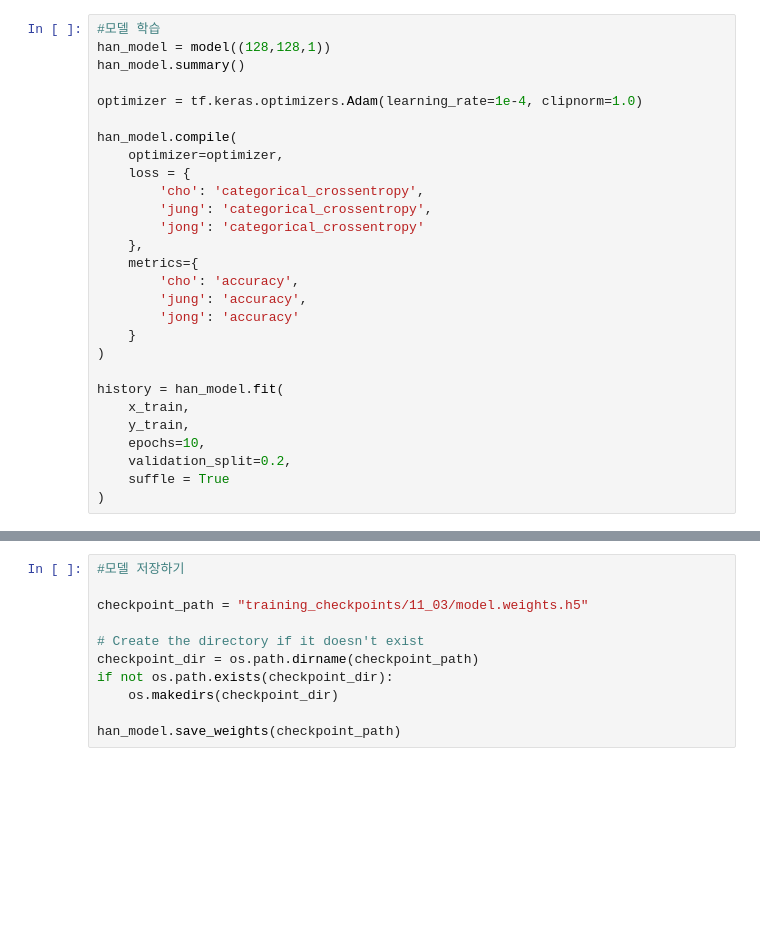
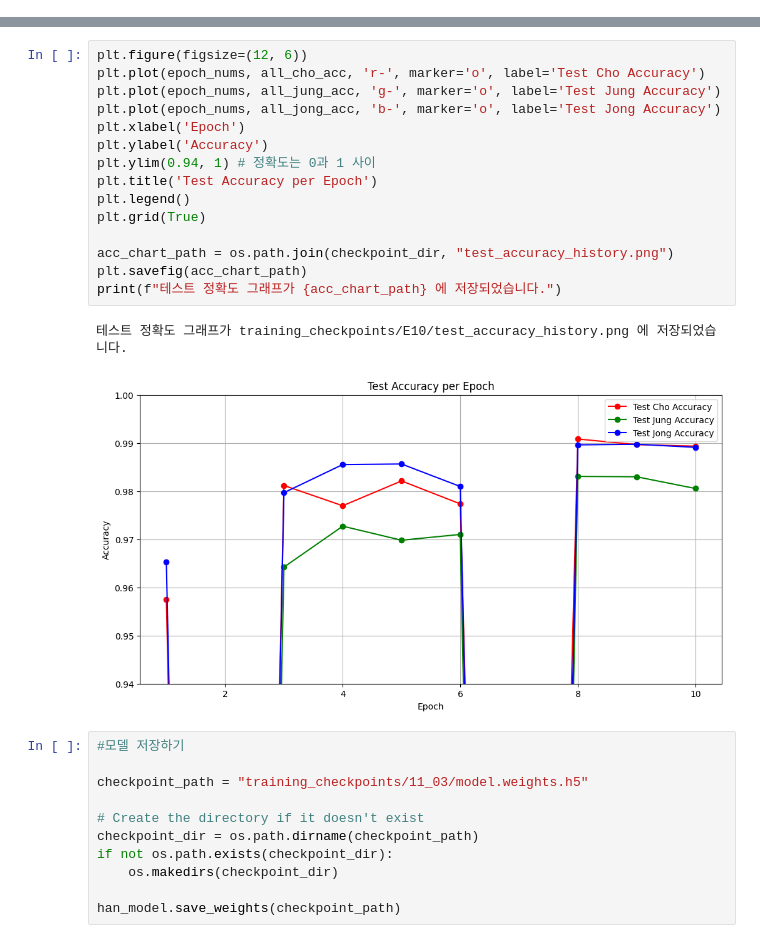
Before and after one commit to stayup24h/Hangul-to-Unicode-Obfuscation-Project, a Jupyter notebook: CNN_model.ipynb, the cells around one changed output, grey strips where cells are left out. Cells and saved outputs as stored; diff of their text form; blank space fills up the shorter version.

```diff
--- a/CNN_model.ipynb
+++ b/CNN_model.ipynb
@@ -109,28 +102,0 @@ y_train 확인 중 오류 발생: name 'y_train' is not defined
-# %%
-#모델 학습
-han_model = model((128,128,1))
-han_model.summary()
-
-optimizer = tf.keras.optimizers.Adam(learning_rate=1e-4, clipnorm=1.0)
-
-han_model.compile(
-    optimizer=optimizer,
-    loss = {
-        'cho': 'categorical_crossentropy',
-        'jung': 'categorical_crossentropy',
-        'jong': 'categorical_crossentropy'
-    },
-    metrics={
-        'cho': 'accuracy',
-        'jung': 'accuracy',
-        'jong': 'accuracy'
-    }
-)
-
-history = han_model.fit(
-    x_train,
-    y_train,
-    epochs=10,
-    validation_split=0.2,
-    suffle = True
-)
@@ -355,3 +568,21 @@ Jong Loss: 0.0253, Jong Accuracy: 0.9903
+# %%
+plt.figure(figsize=(12, 6))
+plt.plot(epoch_nums, all_cho_acc, 'r-', marker='o', label='Test Cho Accuracy')
+plt.plot(epoch_nums, all_jung_acc, 'g-', marker='o', label='Test Jung Accuracy')
+plt.plot(epoch_nums, all_jong_acc, 'b-', marker='o', label='Test Jong Accuracy')
+plt.xlabel('Epoch')
+plt.ylabel('Accuracy')
+plt.ylim(0.94, 1) # 정확도는 0과 1 사이
+plt.title('Test Accuracy per Epoch')
+plt.legend()
+plt.grid(True)
+
+acc_chart_path = os.path.join(checkpoint_dir, "test_accuracy_history.png")
+plt.savefig(acc_chart_path)
+print(f"테스트 정확도 그래프가 {acc_chart_path} 에 저장되었습니다.")
+# %% [output]
+테스트 정확도 그래프가 training_checkpoints/E10/test_accuracy_history.png 에 저장되었습니다.
+[figure, added]
 # %%
 #모델 저장하기
 
```
Also changed, not shown: parts of 13 cells of this notebook, 1 other file.
